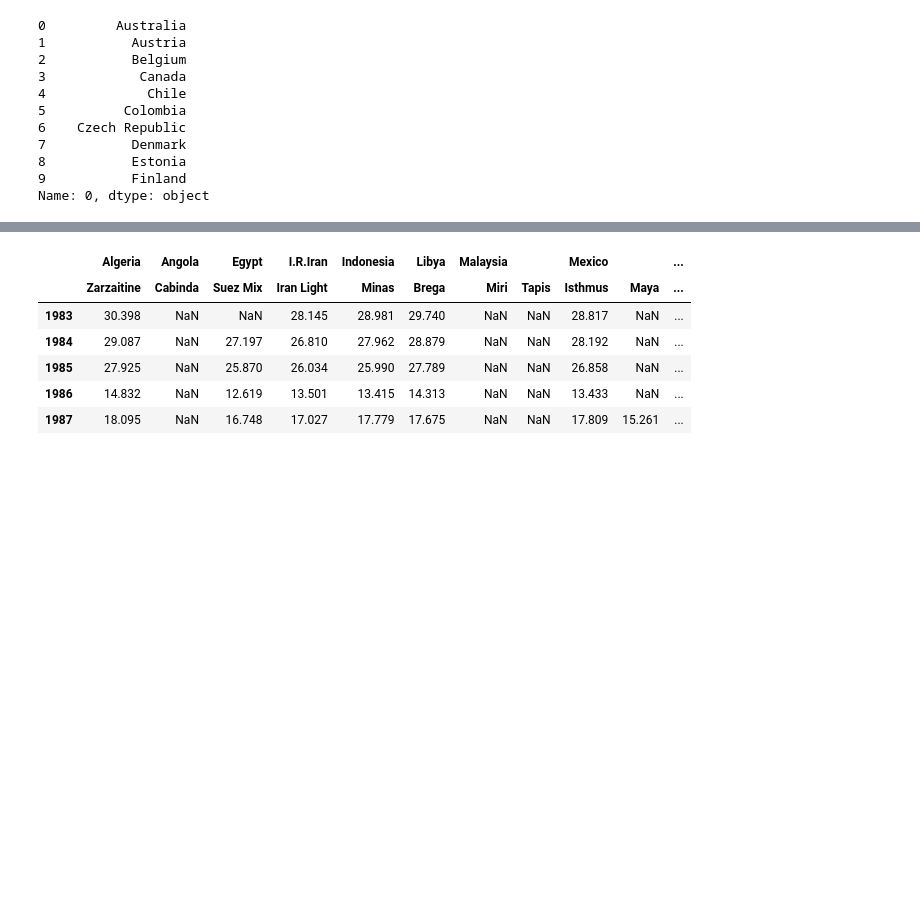
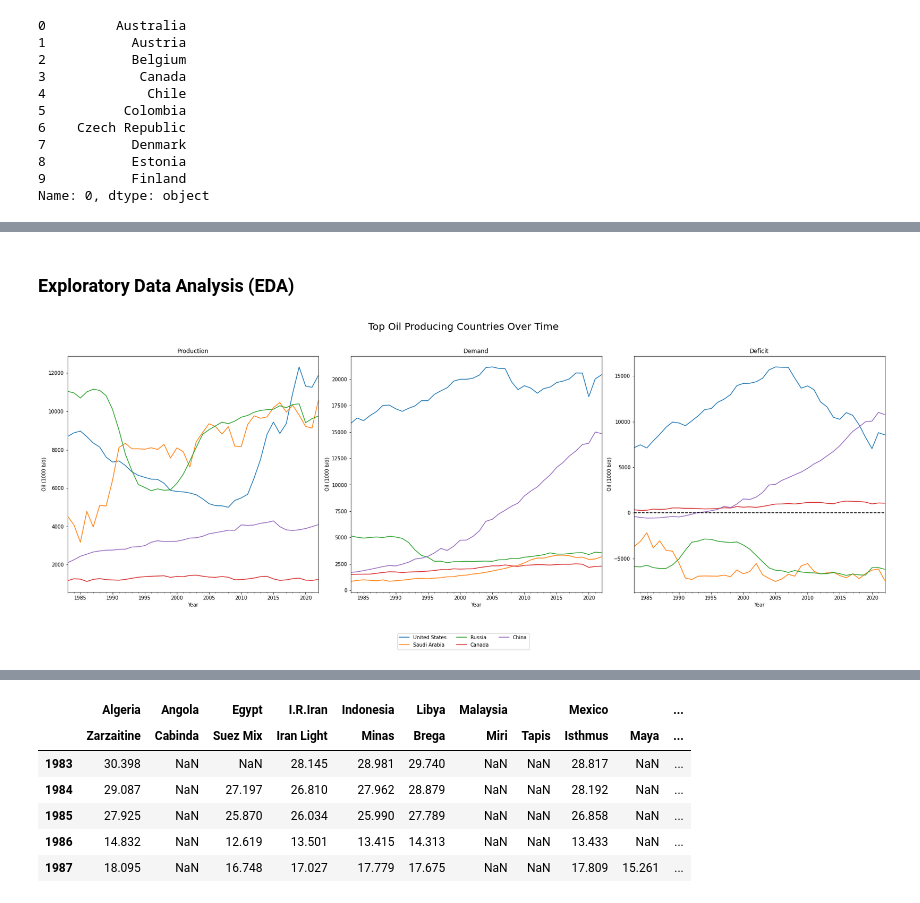
Before and after one commit to willcrodman/data_science_final_project, a Jupyter notebook: milestone_2.ipynb, the cells around one changed output, grey strips where cells are left out. Saved outputs shown, nothing was run; the diff lists cells and outputs as text; code cells hidden in the pictures; blank space fills up the shorter version.

```diff
--- a/milestone_2.ipynb
+++ b/milestone_2.ipynb
@@ -180,0 +119,2 @@ Name: 0, dtype: object
+# %% [markdown]
+### Exploratory Data Analysis (EDA)
@@ -180,0 +178,5 @@ Name: 0, dtype: object
+# %%
+top_oil_producing_countries = ["United States", "Saudi Arabia", "Russia", "Canada", "China"]
+line_plot_production(top_oil_producing_countries, title="Top Oil Producing Countries Over Time")
+# %% [output]
+[figure, added]
```
Also changed, not shown: parts of 29 cells of this notebook, 10 other files.
